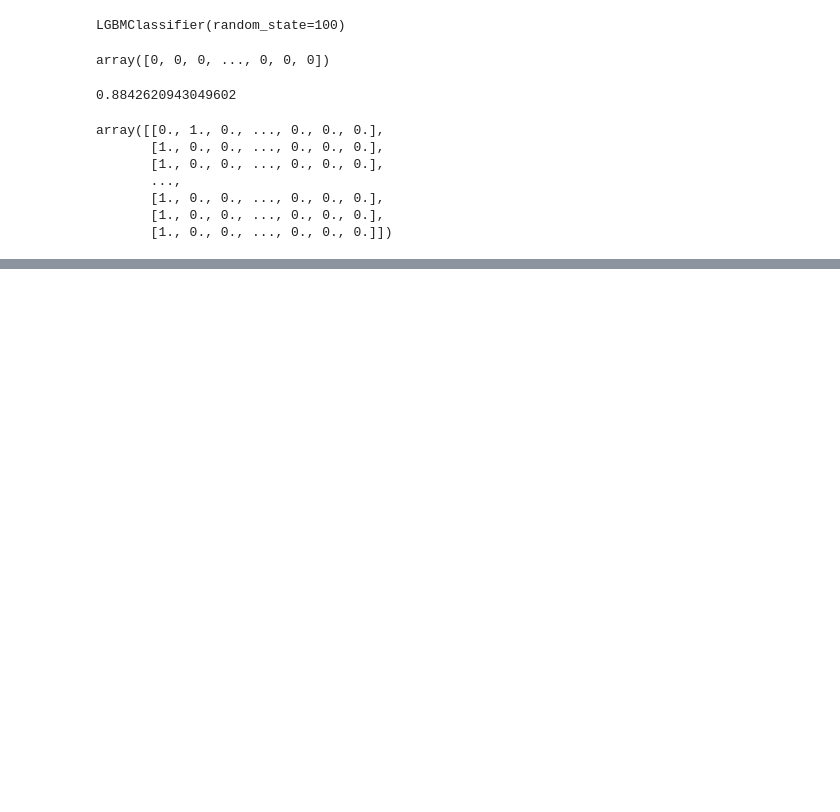
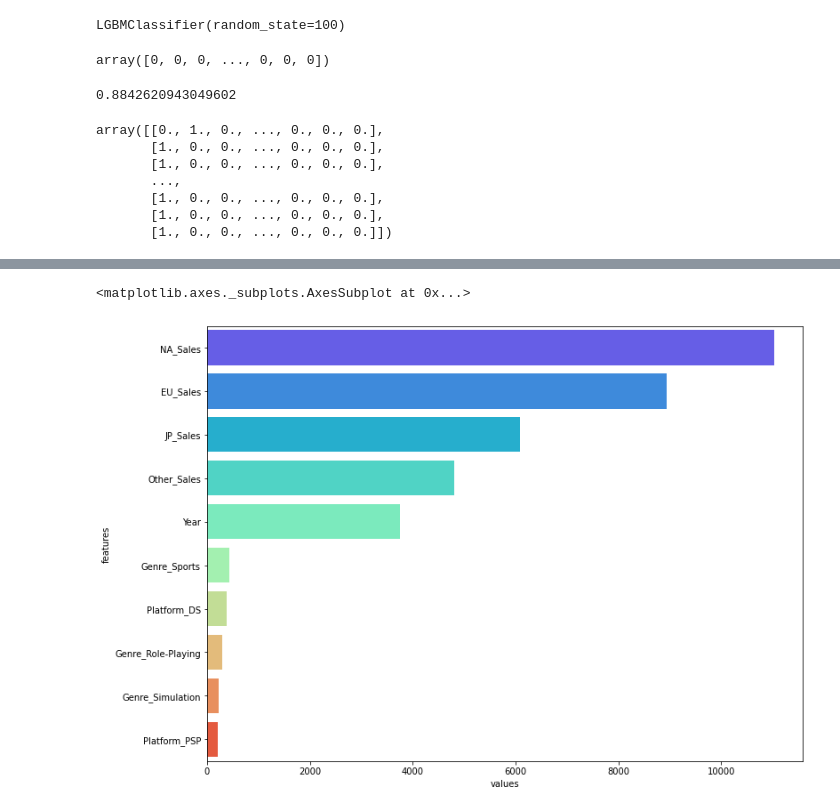
Before and after one commit to ChaeWonIm0/Video_Game_21c, a Jupyter notebook: Video_games_Standard_scale_LightGBM_model.ipynb, the cells around one changed output, grey strips where cells are left out. Saved outputs shown, nothing was run; the diff lists cells and outputs as text; code cells hidden in the pictures; blank space fills up the shorter version.

```diff
--- a/Video_games_Standard_scale_LightGBM_model.ipynb
+++ b/Video_games_Standard_scale_LightGBM_model.ipynb
@@ -429,0 +453,6 @@ sns.barplot(x='values', y='features', data = feature_important.sort_values(by =
+# %%
+plt.figure(figsize=(12,9))
+sns.barplot(x='values', y='features', data = feature_important.sort_values(by = 'values', ascending=False).head(10), palette = 'rainbow')
+# %% [output]
+<matplotlib.axes._subplots.AxesSubplot at 0x...>
+[figure, added]
```
Also changed, not shown: parts of 8 cells of this notebook.
